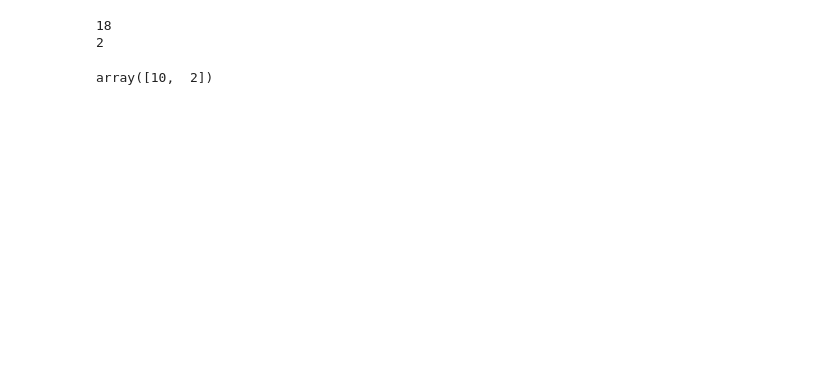
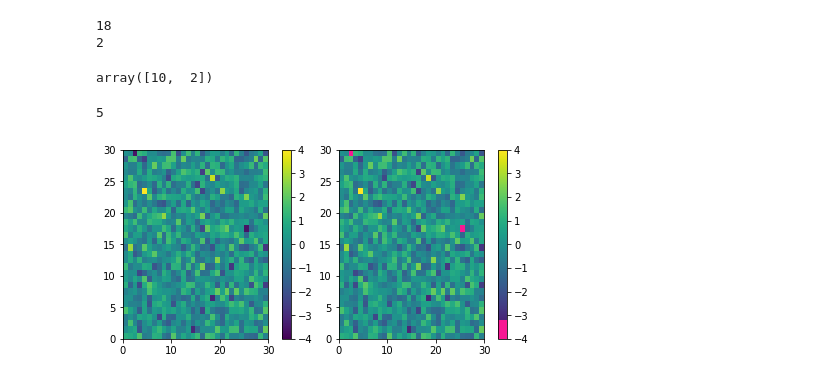
Before and after one commit to mahdialipoo/AI_AUT_Project3, a Jupyter notebook: pacman.ipynb, the cells around one changed output. Drawn from its saved outputs; the diff is of its cells as text; code cells hidden in the pictures; blank space fills up the shorter version.

```diff
--- a/pacman.ipynb
+++ b/pacman.ipynb
@@ -256,3 +254,34 @@ def random_place(m,n,k):
     np.random.shuffle(index_array2)
     x,y=index_array1[0:k],index_array2[0:k]
     return x,y
+# %%
+b.pg[0].x
+# %% [output]
+5
+# %%
+import numpy as np
+import matplotlib.pyplot as plt
+from matplotlib import cm
+from matplotlib.colors import ListedColormap, LinearSegmentedColormap
+
+viridis = cm.get_cmap('viridis', 12)
+newcolors = viridis(np.linspace(0, 1, 256))
+pink = np.array([248/256, 24/256, 148/256, 1])
+newcolors[:25, :] = pink
+newcmp = ListedColormap(newcolors)
+
+
+def plot_examples(cms):
+
+    np.random.seed(19680801)
+    data = np.random.randn(30, 30)
+
+    fig, axs = plt.subplots(1, 2, figsize=(6, 3), constrained_layout=True)
+    for [ax, cmap] in zip(axs, cms):
+        psm = ax.pcolormesh(data, cmap=cmap, rasterized=True, vmin=-4, vmax=4)
+        fig.colorbar(psm, ax=ax)
+    plt.show()
+
+plot_examples([viridis, newcmp])
+# %% [output]
+[figure, added]
```
Also changed, not shown: parts of 6 cells of this notebook.
